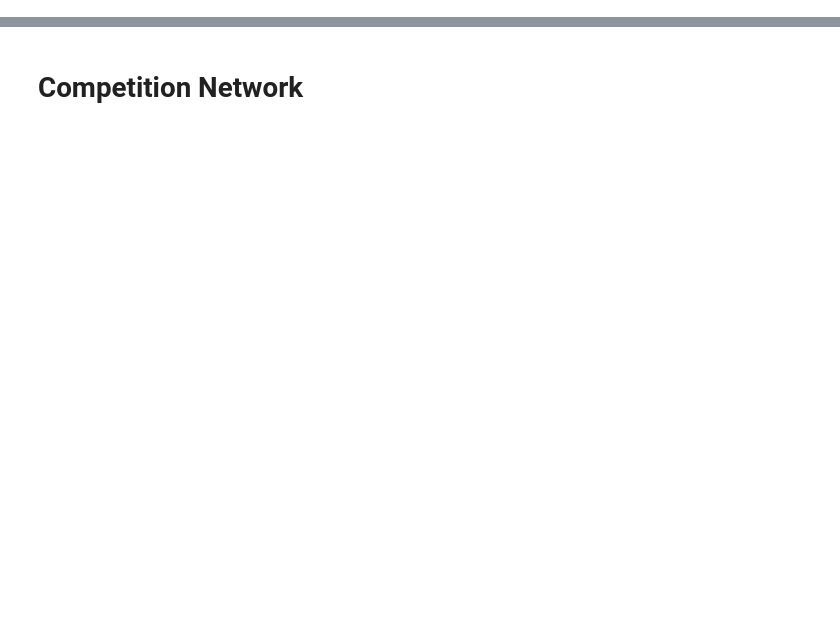
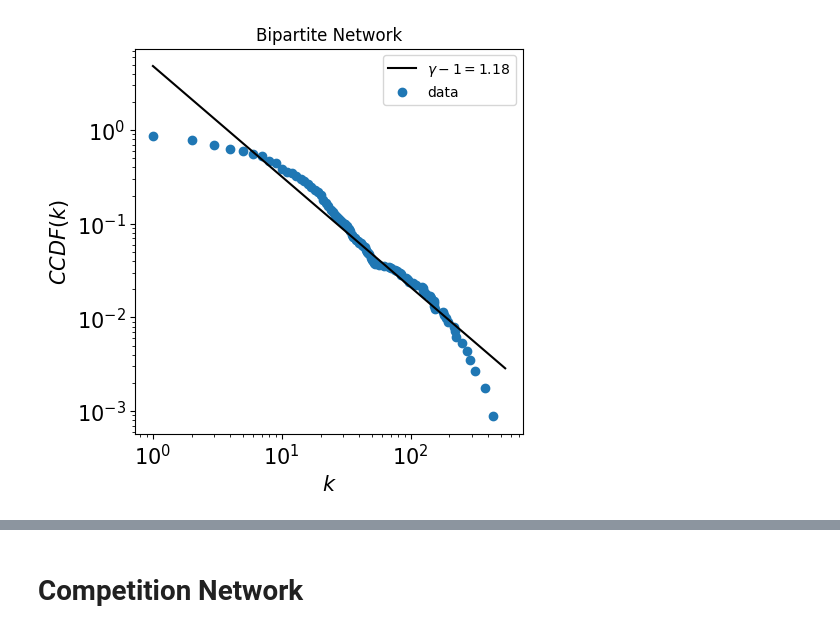
Before and after one commit to sarmijavier/complex_network_project_mouse_and_human_gut_microbiota, a Jupyter notebook: competition_network.ipynb, the cells around one changed output, grey strips where cells are left out. Drawn from its saved outputs; the diff is of its cells as text; code cells hidden in the pictures; blank space fills up the shorter version.

```diff
--- a/competition_network.ipynb
+++ b/competition_network.ipynb
@@ -573,0 +36,42 @@ plt.show()
+# %%
+def fit_CCDF(G,node_list, title=''):
+    degree_sequence=[G.degree(node) for node in node_list]
+    from collections import Counter
+
+    degree_counts = Counter(degree_sequence)
+    min_degree=min(degree_sequence)
+    max_degree=max(degree_sequence)
+
+    degrees = list(range(min_degree, max_degree + 1))
+    degree_count = [degree_counts.get(k, 0) for k in degrees]
+
+    degrees=[degrees[i] for i in range(len(degrees)) if degree_count[i]!=0]
+    degree_count=[degree_count[i] for i in range(len(degree_count)) if degree_count[i]!=0]
+
+
+    cdf=np.cumsum(degree_count)/G.number_of_nodes() ### Get the cumulative sum of the distribution (without normalized)
+    ccdf=np.ones(len(cdf))-cdf #### Get the CCDF
+
+    log_degree_fit=[np.log(degrees[i]) for i in range(len(degrees))][:-1] ## Last point should be excluded as 0 in logarithmic scale is not finite
+    log_ccdf_fit=np.log(ccdf)[:-1]
+
+    m,b = np.polyfit(log_degree_fit, log_ccdf_fit, 1)
+
+    theoretical=[np.exp(b)*k**m for k in degrees]
+
+    fig,ax=plt.subplots(1,1,figsize=(5,5))
+
+    ax.plot(degrees, theoretical,color='black',label=r'$\gamma-1=%.2f$'%(-m))
+    ax.scatter(degrees, ccdf,label='data')
+
+
+    ax.set_yscale('log')
+    ax.set_xscale('log')
+
+    ax.set_xlabel('$k$',fontsize=15)
+    ax.set_ylabel('$CCDF(k)$',fontsize=15)
+
+    ax.tick_params(which='major',axis='both',labelsize=15)
+
+    ax.legend()
+    ax.set_title(title)
@@ -573,0 +419,4 @@ plt.show()
+# %%
+fit_CCDF(B,node_list=B.nodes(), title='Bipartite Network') ## Fit the CCDF of the degree distribution with a power law and represent it in a log-log scale
+# %% [output]
+[figure, added]
```
Also changed, not shown: parts of 83 cells of this notebook.
